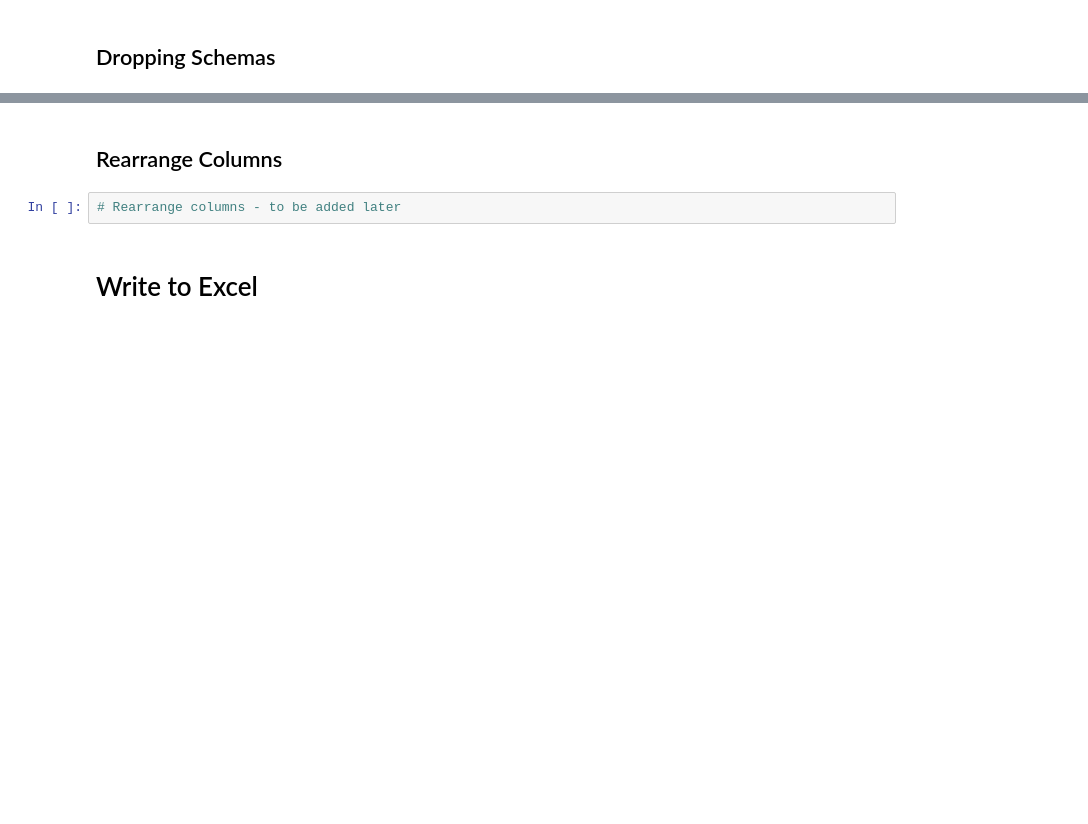
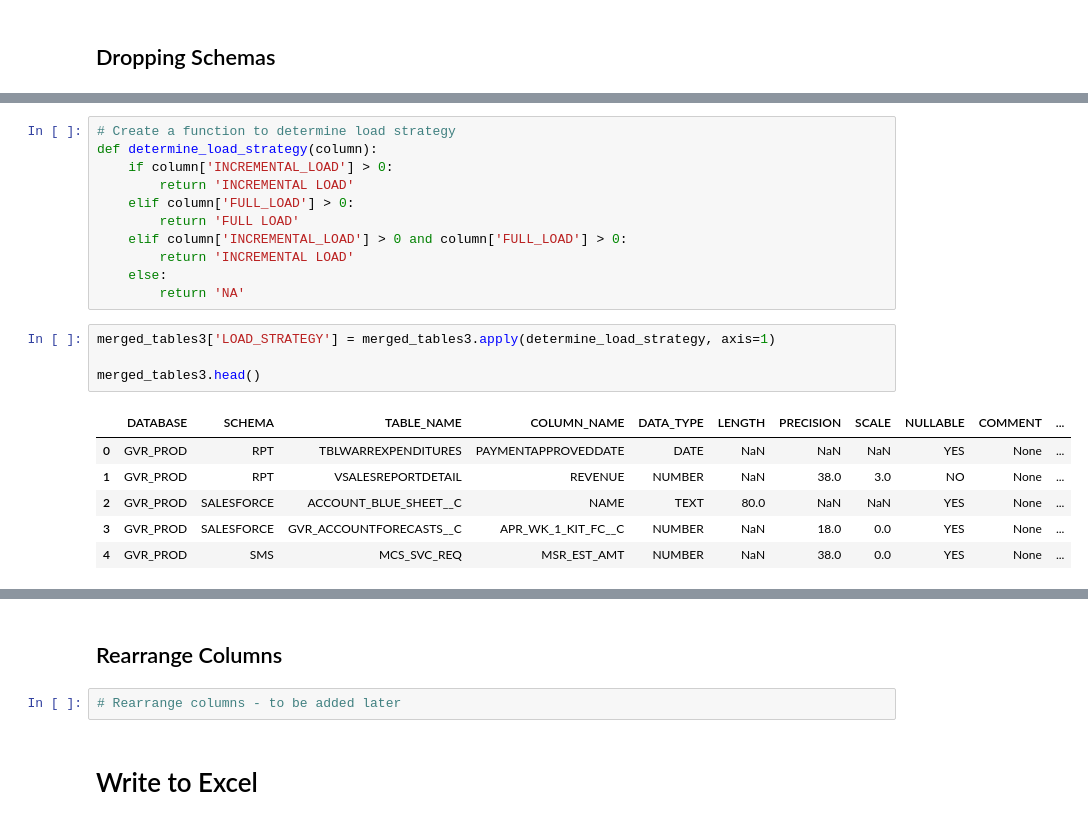
Before and after one commit to emilyporter920/Data_catalog, a Jupyter notebook: Data_Catalog_Script.ipynb, the cells around one changed output, grey strips where cells are left out. Cells and saved outputs as stored; diff of their text form; blank space fills up the shorter version.

```diff
--- a/Data_Catalog_Script.ipynb
+++ b/Data_Catalog_Script.ipynb
@@ -255,0 +557,22 @@ merged_tables3.head()
+# %%
+# Create a function to determine load strategy
+def determine_load_strategy(column):
+    if column['INCREMENTAL_LOAD'] > 0:
+        return 'INCREMENTAL LOAD'
+    elif column['FULL_LOAD'] > 0:
+        return 'FULL LOAD'
+    elif column['INCREMENTAL_LOAD'] > 0 and column['FULL_LOAD'] > 0:
+        return 'INCREMENTAL LOAD'
+    else:
+        return 'NA'
+# %%
+merged_tables3['LOAD_STRATEGY'] = merged_tables3.apply(determine_load_strategy, axis=1)
+
+merged_tables3.head()
+# %% [output]
+|  | DATABASE | SCHEMA | TABLE_NAME | COLUMN_NAME | DATA_TYPE | LENGTH | PRECISION | SCALE | NULLABLE | COMMENT | ... |
+| 0 | GVR_PROD | RPT | TBLWARREXPENDITURES | PAYMENTAPPROVEDDATE | DATE | NaN | NaN | NaN | YES | None | ... |
+| 1 | GVR_PROD | RPT | VSALESREPORTDETAIL | REVENUE | NUMBER | NaN | 38.0 | 3.0 | NO | None | ... |
+| 2 | GVR_PROD | SALESFORCE | ACCOUNT_BLUE_SHEET__C | NAME | TEXT | 80.0 | NaN | NaN | YES | None | ... |
+| 3 | GVR_PROD | SALESFORCE | GVR_ACCOUNTFORECASTS__C | APR_WK_1_KIT_FC__C | NUMBER | NaN | 18.0 | 0.0 | YES | None | ... |
+| 4 | GVR_PROD | SMS | MCS_SVC_REQ | MSR_EST_AMT | NUMBER | NaN | 38.0 | 0.0 | YES | None | ... |
```
Also changed, not shown: parts of 43 cells of this notebook, 2 other files.
